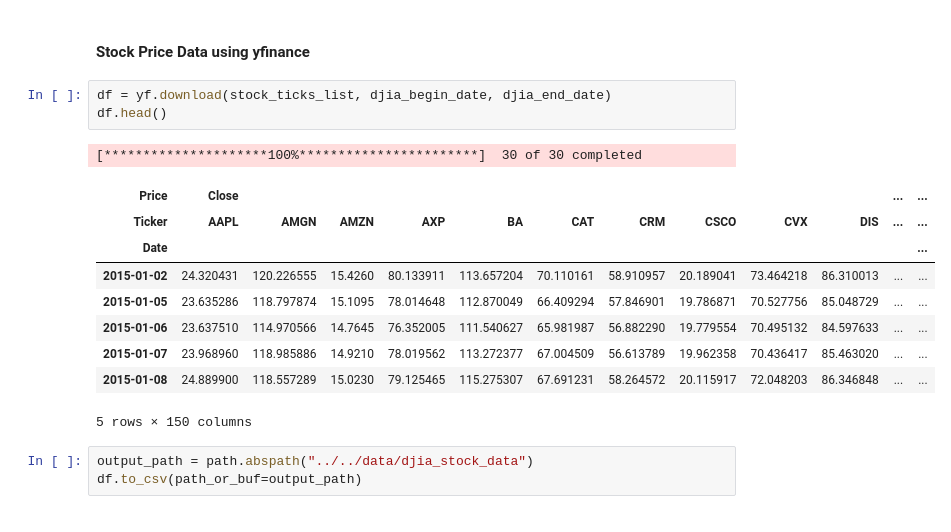
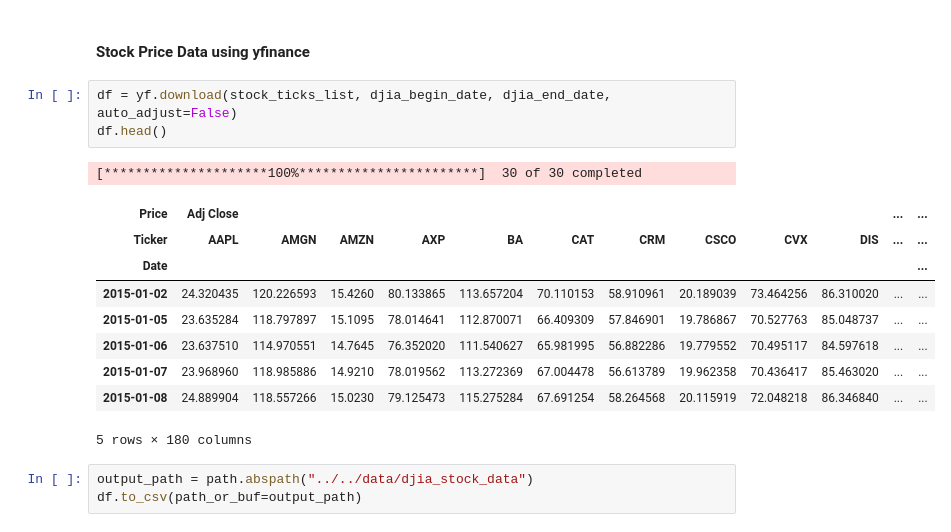
Before and after one commit to xavsant/multimodal_stockprice_prediction, a Jupyter notebook: notebooks/production/retrieving_price_and_text_data.ipynb, the cells around one changed output. Cells and saved outputs as stored; diff of their text form.

Commit message:
Changing the data to include adjusted close

```diff
--- a/notebooks/production/retrieving_price_and_text_data.ipynb
+++ b/notebooks/production/retrieving_price_and_text_data.ipynb
@@ -33,19 +33,19 @@ djia_end_date = dt.date(2024, 12, 31)
 # %% [markdown]
 #### Stock Price Data using yfinance
 # %%
-df = yf.download(stock_ticks_list, djia_begin_date, djia_end_date)
+df = yf.download(stock_ticks_list, djia_begin_date, djia_end_date, auto_adjust=False)
 df.head()
 # %% [output]
 [*********************100%***********************]  30 of 30 completed
-| Price | Close |  |  |  |  |  |  |  |  |  | ... | ... |
+| Price | Adj Close |  |  |  |  |  |  |  |  |  | ... | ... |
 | Ticker | AAPL | AMGN | AMZN | AXP | BA | CAT | CRM | CSCO | CVX | DIS | ... | ... |
 | Date |  |  |  |  |  |  |  |  |  |  |  | ... |
-| 2015-01-02 | 24.320431 | 120.226555 | 15.4260 | 80.133911 | 113.657204 | 70.110161 | 58.910957 | 20.189041 | 73.464218 | 86.310013 | ... | ... |
-| 2015-01-05 | 23.635286 | 118.797874 | 15.1095 | 78.014648 | 112.870049 | 66.409294 | 57.846901 | 19.786871 | 70.527756 | 85.048729 | ... | ... |
-| 2015-01-06 | 23.637510 | 114.970566 | 14.7645 | 76.352005 | 111.540627 | 65.981987 | 56.882290 | 19.779554 | 70.495132 | 84.597633 | ... | ... |
-| 2015-01-07 | 23.968960 | 118.985886 | 14.9210 | 78.019562 | 113.272377 | 67.004509 | 56.613789 | 19.962358 | 70.436417 | 85.463020 | ... | ... |
-| 2015-01-08 | 24.889900 | 118.557289 | 15.0230 | 79.125465 | 115.275307 | 67.691231 | 58.264572 | 20.115917 | 72.048203 | 86.346848 | ... | ... |
+| 2015-01-02 | 24.320435 | 120.226593 | 15.4260 | 80.133865 | 113.657204 | 70.110153 | 58.910961 | 20.189039 | 73.464256 | 86.310020 | ... | ... |
+| 2015-01-05 | 23.635284 | 118.797897 | 15.1095 | 78.014641 | 112.870071 | 66.409309 | 57.846901 | 19.786867 | 70.527763 | 85.048737 | ... | ... |
+| 2015-01-06 | 23.637510 | 114.970551 | 14.7645 | 76.352020 | 111.540627 | 65.981995 | 56.882286 | 19.779552 | 70.495117 | 84.597618 | ... | ... |
+| 2015-01-07 | 23.968960 | 118.985886 | 14.9210 | 78.019562 | 113.272369 | 67.004478 | 56.613789 | 19.962358 | 70.436417 | 85.463020 | ... | ... |
+| 2015-01-08 | 24.889904 | 118.557266 | 15.0230 | 79.125473 | 115.275284 | 67.691254 | 58.264568 | 20.115919 | 72.048218 | 86.346840 | ... | ... |
-5 rows × 150 columns
+5 rows × 180 columns
 # %%
 output_path = path.abspath("../../data/djia_stock_data")
 df.to_csv(path_or_buf=output_path)
```
Also changed, not shown: 3 other files.
